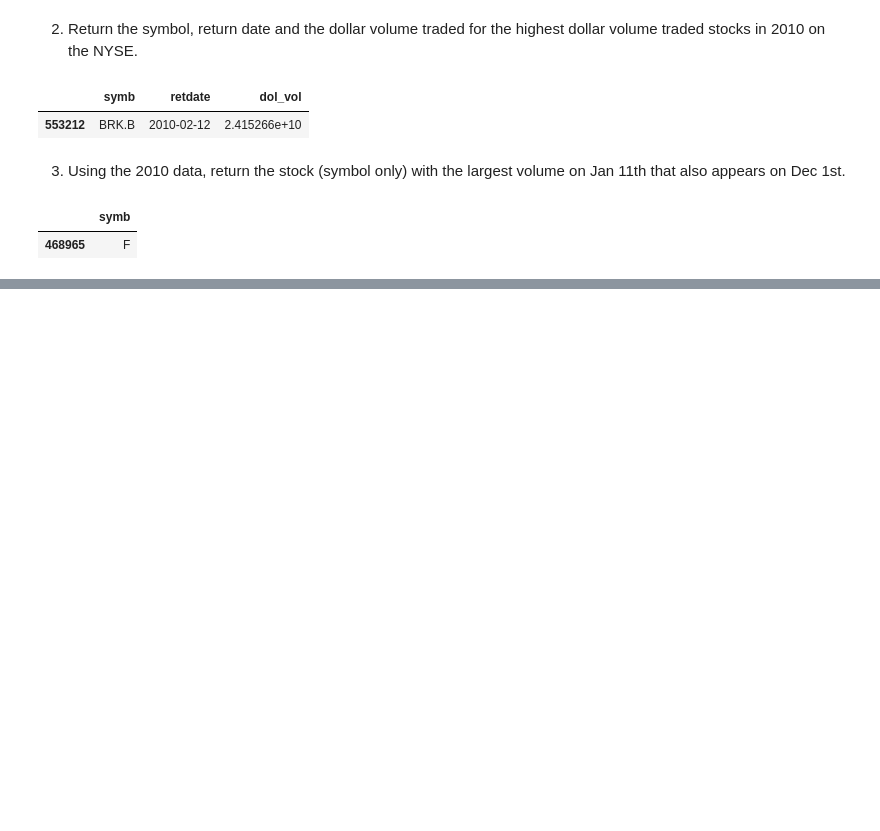
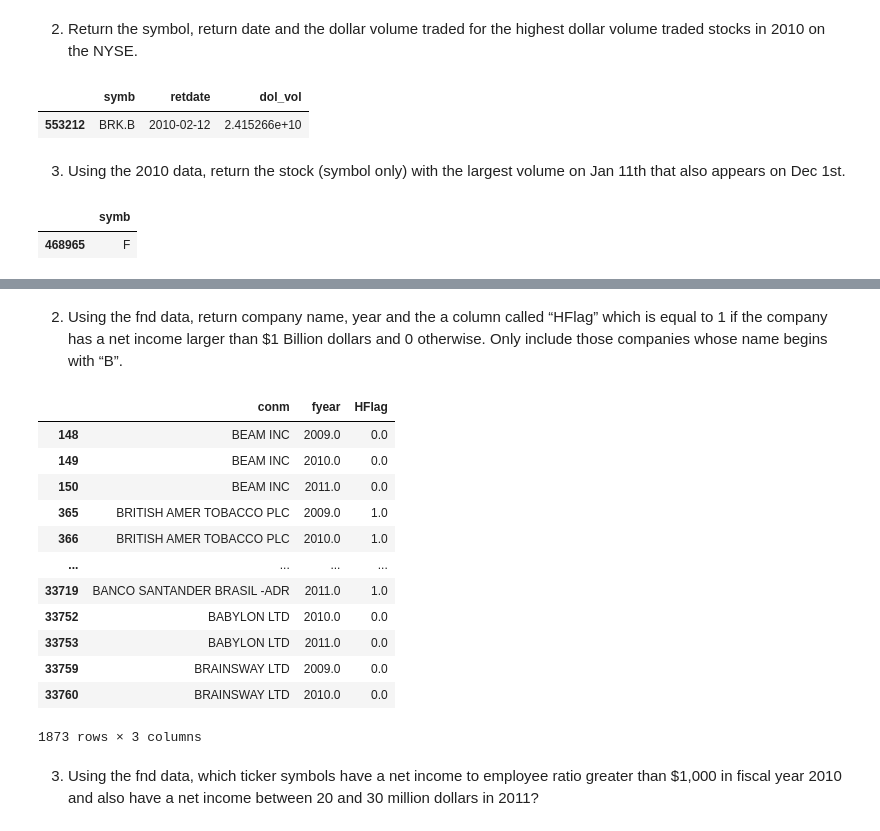
Before and after one commit to anitarestrepo16/databases_class_pandas, a Jupyter notebook: HW3/HW3.ipynb, the cells around one changed output, grey strips where cells are left out. Cells and saved outputs as stored; diff of their text form; code cells hidden in the pictures; blank space fills up the shorter version.

```diff
--- a/HW3/HW3.ipynb
+++ b/HW3/HW3.ipynb
@@ -78,0 +127,23 @@ Name: retdate, Length: 816066, dtype: datetime64[ns]
+# %% [markdown]
+2. Using the fnd data, return company name, year and the a column called “HFlag” which is equal to 1 if the company has a net income larger than $1 Billion dollars and 0 otherwise. Only include those companies whose name begins with “B”.
+# %%
+temp = dffnd.copy().loc[(dffnd.loc[:, 'conm'].str.upper().str.startswith('B'))]
+temp.loc[(temp.loc[:, 'netinc'] > 1000), 'HFlag'] = 1
+temp.loc[(temp.loc[:, 'netinc'] < 1000), 'HFlag'] = 0
+temp.loc[:, ['conm', 'fyear', 'HFlag']]
+# %% [output]
+|  | conm | fyear | HFlag |
+| 148 | BEAM INC | 2009.0 | 0.0 |
+| 149 | BEAM INC | 2010.0 | 0.0 |
+| 150 | BEAM INC | 2011.0 | 0.0 |
+| 365 | BRITISH AMER TOBACCO PLC | 2009.0 | 1.0 |
+| 366 | BRITISH AMER TOBACCO PLC | 2010.0 | 1.0 |
+| ... | ... | ... | ... |
+| 33719 | BANCO SANTANDER BRASIL -ADR | 2011.0 | 1.0 |
+| 33752 | BABYLON LTD | 2010.0 | 0.0 |
+| 33753 | BABYLON LTD | 2011.0 | 0.0 |
+| 33759 | BRAINSWAY LTD | 2009.0 | 0.0 |
+| 33760 | BRAINSWAY LTD | 2010.0 | 0.0 |
+1873 rows × 3 columns
+# %% [markdown]
+3. Using the fnd data, which ticker symbols have a net income to employee ratio greater than $1,000 in fiscal year 2010 and also have a net income between 20 and 30 million dollars in 2011?
```
Also changed, not shown: parts of 23 cells of this notebook.
